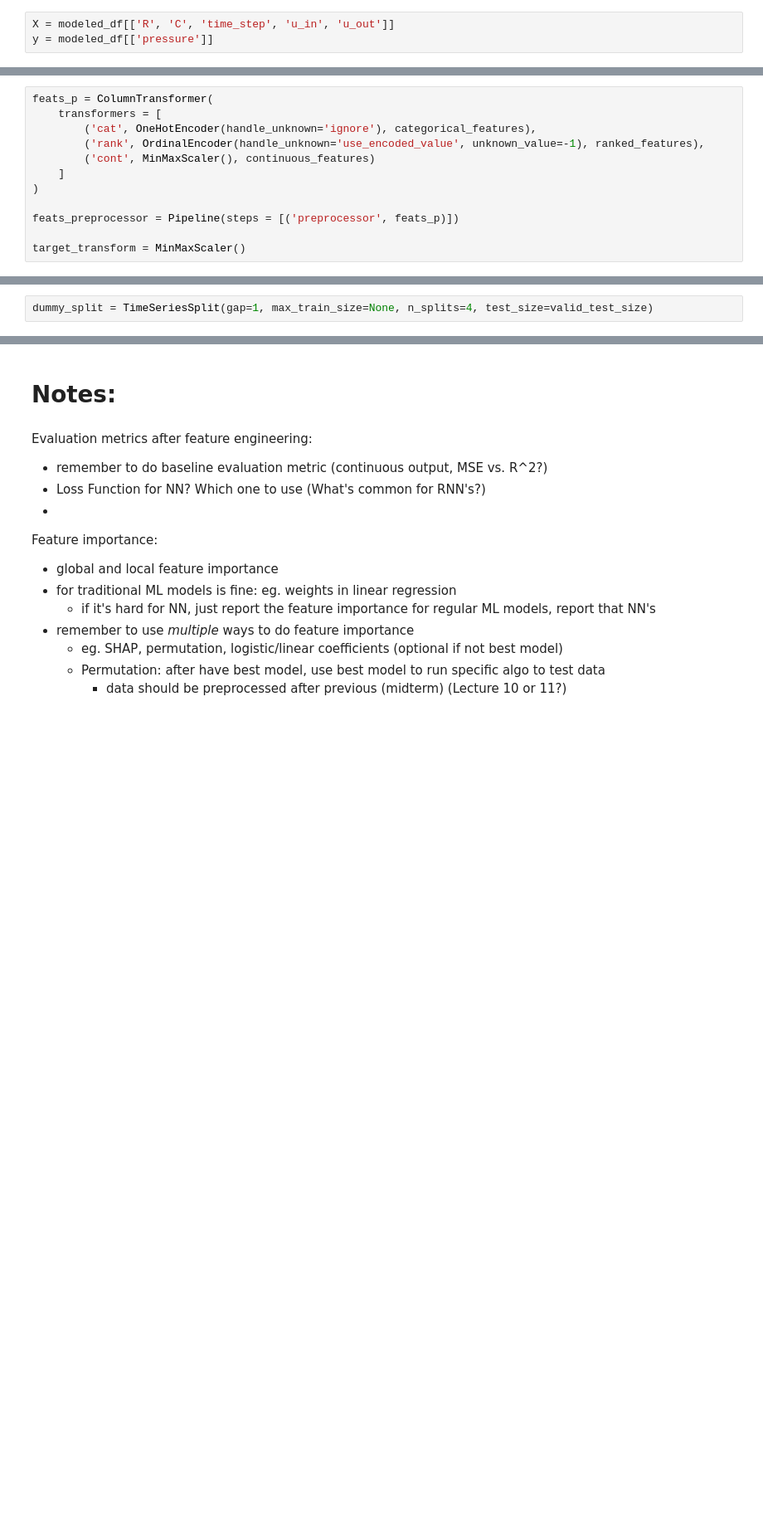
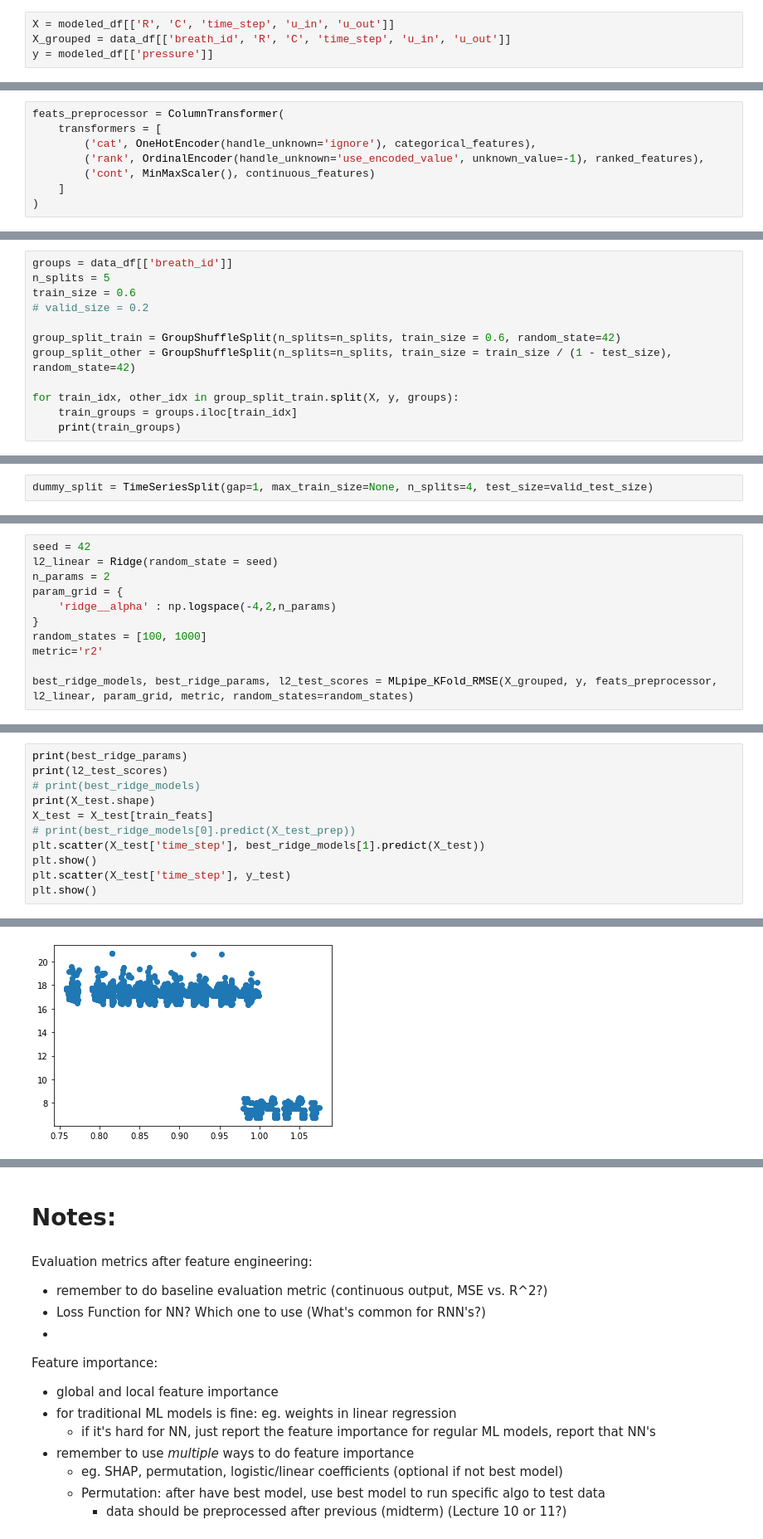
Before and after one commit to Andrew-X-Wang/DATA1030_Project, a Jupyter notebook: src/Untitled.ipynb, the cells around one changed output, grey strips where cells are left out. Shown at 83% size. Saved outputs shown, nothing was run; the diff lists cells and outputs as text; blank space fills up the shorter version.

```diff
--- a/src/Untitled.ipynb
+++ b/src/Untitled.ipynb
@@ -652,5 +658,6 @@ from sklearn.compose import ColumnTransformer
 # %%
 X = modeled_df[['R', 'C', 'time_step', 'u_in', 'u_out']]
+X_grouped = data_df[['breath_id', 'R', 'C', 'time_step', 'u_in', 'u_out']]
 y = modeled_df[['pressure']]
 # %%
 new_breath_id = [int(np.floor(i / 80) + 1) for i in range(0,shape[0])]
@@ -664,16 +685,12 @@ categorical_features = ['u_out']
 ranked_features = ['R', 'C']
 continuous_features = ['time_step', 'u_in']
 # %%
-feats_p = ColumnTransformer(
+feats_preprocessor = ColumnTransformer(
     transformers = [
         ('cat', OneHotEncoder(handle_unknown='ignore'), categorical_features),
         ('rank', OrdinalEncoder(handle_unknown='use_encoded_value', unknown_value=-1), ranked_features),
         ('cont', MinMaxScaler(), continuous_features)
     ]
 )
-
-feats_preprocessor = Pipeline(steps = [('preprocessor', feats_p)])
-
-target_transform = MinMaxScaler()
 # %% [markdown]
 ### Splitting Data:
@@ -721,0 +733,12 @@ array([0. , 0.2, 0.4, 0.6, 0.8])
+# %%
+groups = data_df[['breath_id']]
+n_splits = 5
+train_size = 0.6
+# valid_size = 0.2
+
+group_split_train = GroupShuffleSplit(n_splits=n_splits, train_size = 0.6, random_state=42)
+group_split_other = GroupShuffleSplit(n_splits=n_splits, train_size = train_size / (1 - test_size), random_state=42)
+
+for train_idx, other_idx in group_split_train.split(X, y, groups):
+    train_groups = groups.iloc[train_idx]
+    print(train_groups)
@@ -822,0 +887,11 @@ for train_idx, other_idx in dummy_split.split(single_group_model):
+# %%
+seed = 42
+l2_linear = Ridge(random_state = seed)
+n_params = 2
+param_grid = {
+    'ridge__alpha' : np.logspace(-4,2,n_params)
+}
+random_states = [100, 1000]
+metric='r2'
+
+best_ridge_models, best_ridge_params, l2_test_scores = MLpipe_KFold_RMSE(X_grouped, y, feats_preprocessor, l2_linear, param_grid, metric, random_states=random_states)
@@ -822,0 +929,12 @@ for train_idx, other_idx in dummy_split.split(single_group_model):
+# %%
+print(best_ridge_params)
+print(l2_test_scores)
+# print(best_ridge_models)
+print(X_test.shape)
+X_test = X_test[train_feats]
+# print(best_ridge_models[0].predict(X_test_prep))
+plt.scatter(X_test['time_step'], best_ridge_models[1].predict(X_test))
+plt.show()
+plt.scatter(X_test['time_step'], y_test)
+plt.show()
+# %% [output]
@@ -822,0 +944 @@ for train_idx, other_idx in dummy_split.split(single_group_model):
+[figure, added]
```
Also changed, not shown: parts of 67 cells of this notebook, 25 other files.
